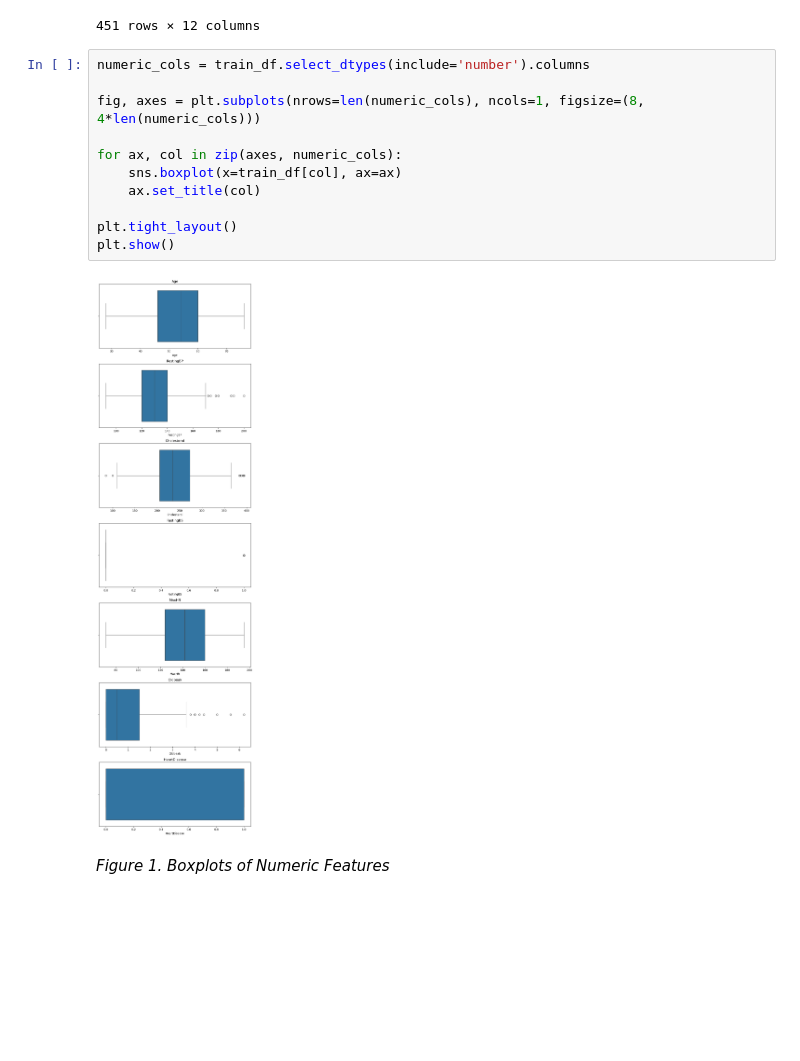
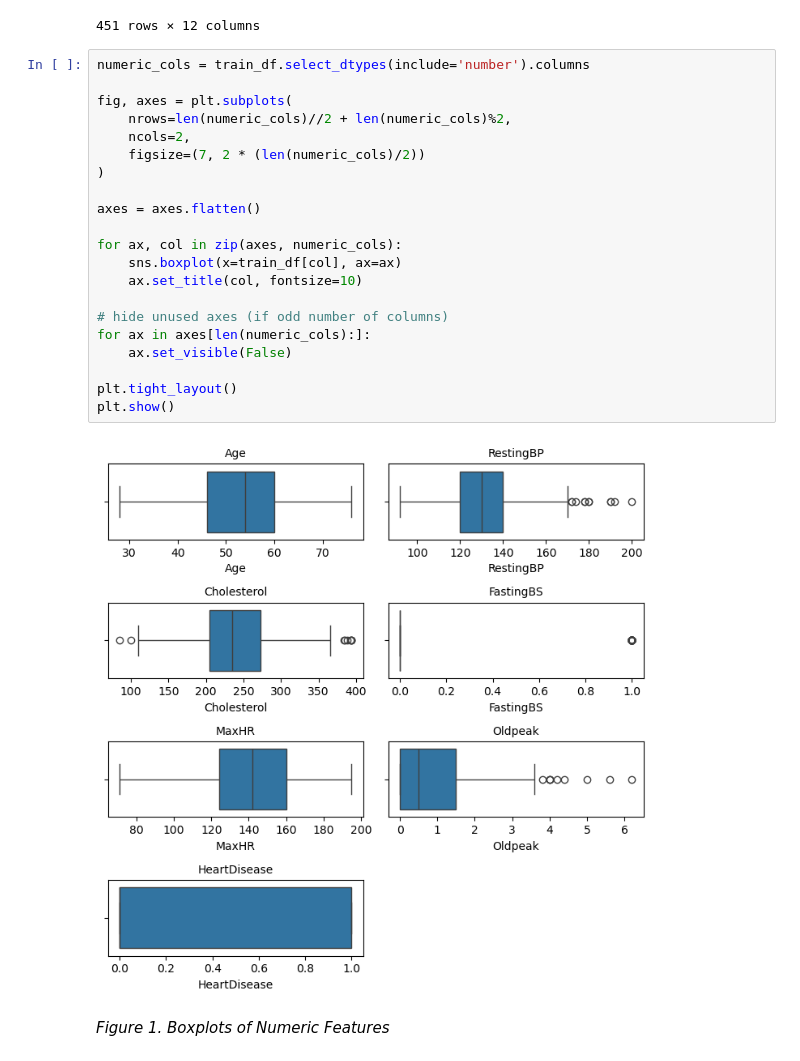
Before and after one commit to EricYangg/Heart-Failure-Classification, a Jupyter notebook: notebooks/heart_disease_analysis.ipynb, the cells around one changed output. Cells and saved outputs as stored; diff of their text form; blank space fills up the shorter version.

```diff
--- a/notebooks/heart_disease_analysis.ipynb
+++ b/notebooks/heart_disease_analysis.ipynb
@@ -232,16 +238,26 @@ train_df[train_df.iloc[:, :-1].eq(0).any(axis=1)]
 # %%
 numeric_cols = train_df.select_dtypes(include='number').columns
 
-fig, axes = plt.subplots(nrows=len(numeric_cols), ncols=1, figsize=(8, 4*len(numeric_cols)))
+fig, axes = plt.subplots(
+    nrows=len(numeric_cols)//2 + len(numeric_cols)%2,
+    ncols=2,
+    figsize=(7, 2 * (len(numeric_cols)/2))
+)
+
+axes = axes.flatten()
 
 for ax, col in zip(axes, numeric_cols):
     sns.boxplot(x=train_df[col], ax=ax)
-    ax.set_title(col)
+    ax.set_title(col, fontsize=10)
+
+# hide unused axes (if odd number of columns)
+for ax in axes[len(numeric_cols):]:
+    ax.set_visible(False)
 
 plt.tight_layout()
 plt.show()
 # %% [output]
-[figure, old version]
+[figure, new version]
 # %% [markdown]
 _Figure 1. Boxplots of Numeric Features_
 # %%
```
Also changed, not shown: parts of 6 cells of this notebook.
